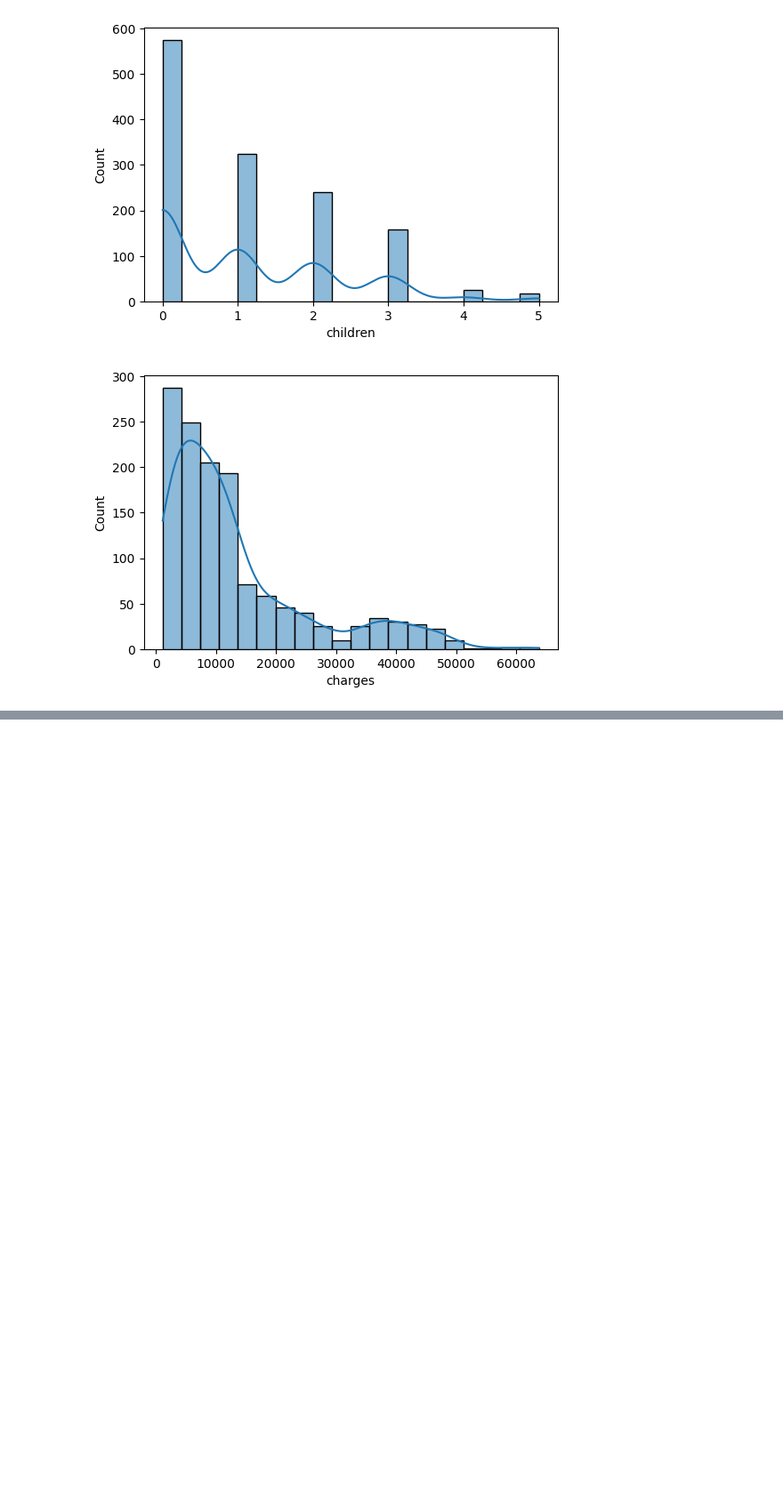
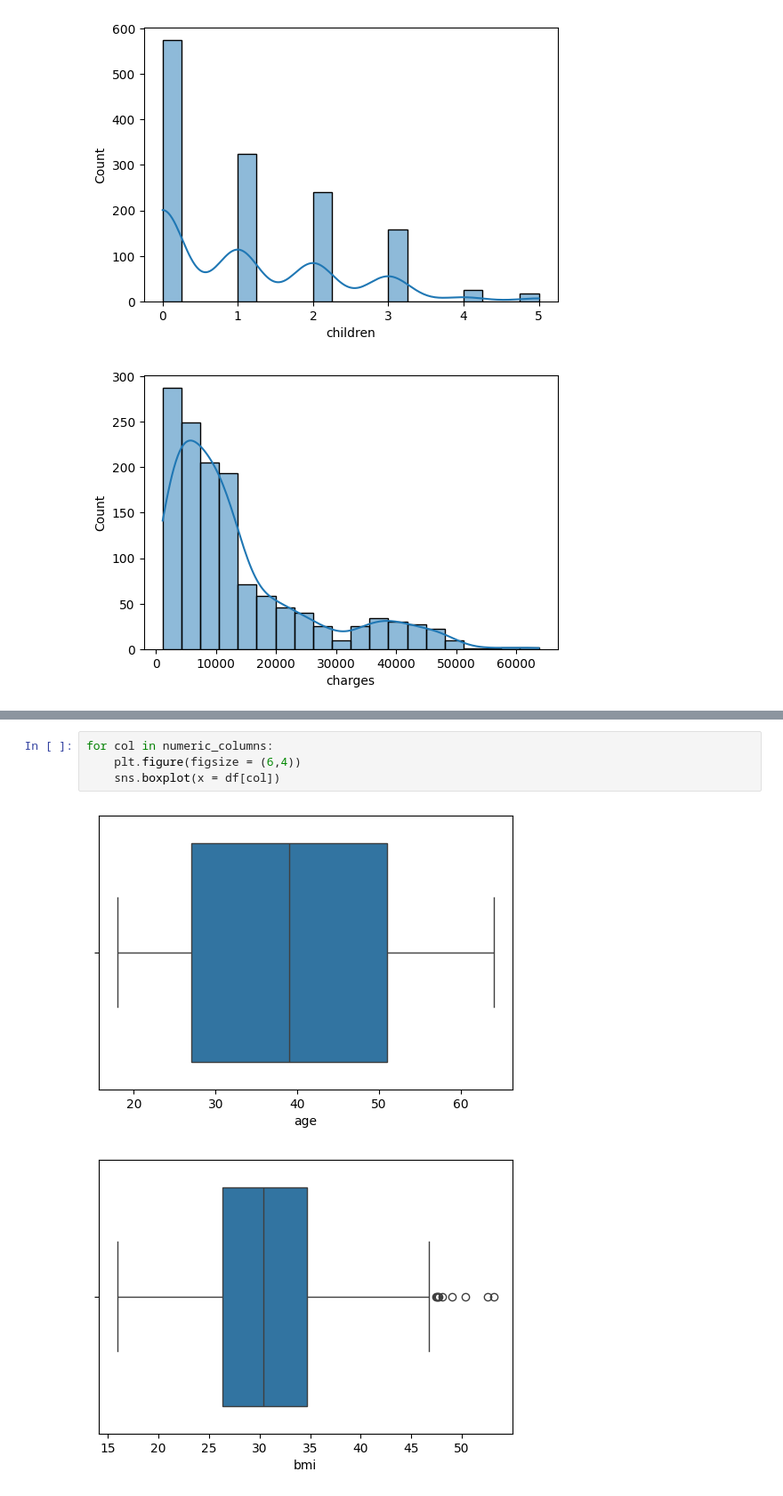
Before and after one commit to Nafeesa-Mushtaq/Machine_Learning, a Jupyter notebook: EDA_Project_01/EDA_Insurance.ipynb, the cells around one changed output, grey strips where cells are left out. Shown at 89% size. Drawn from its saved outputs; the diff is of its cells as text; blank space fills up the shorter version.

```diff
--- a/EDA_Project_01/EDA_Insurance.ipynb
+++ b/EDA_Project_01/EDA_Insurance.ipynb
@@ -95,0 +111,7 @@ for col in numeric_columns:
+# %%
+for col in numeric_columns:
+    plt.figure(figsize = (6,4))
+    sns.boxplot(x = df[col])
+# %% [output]
+[figure, added]
+[figure, added]
```
Also changed, not shown: parts of 38 cells of this notebook.
